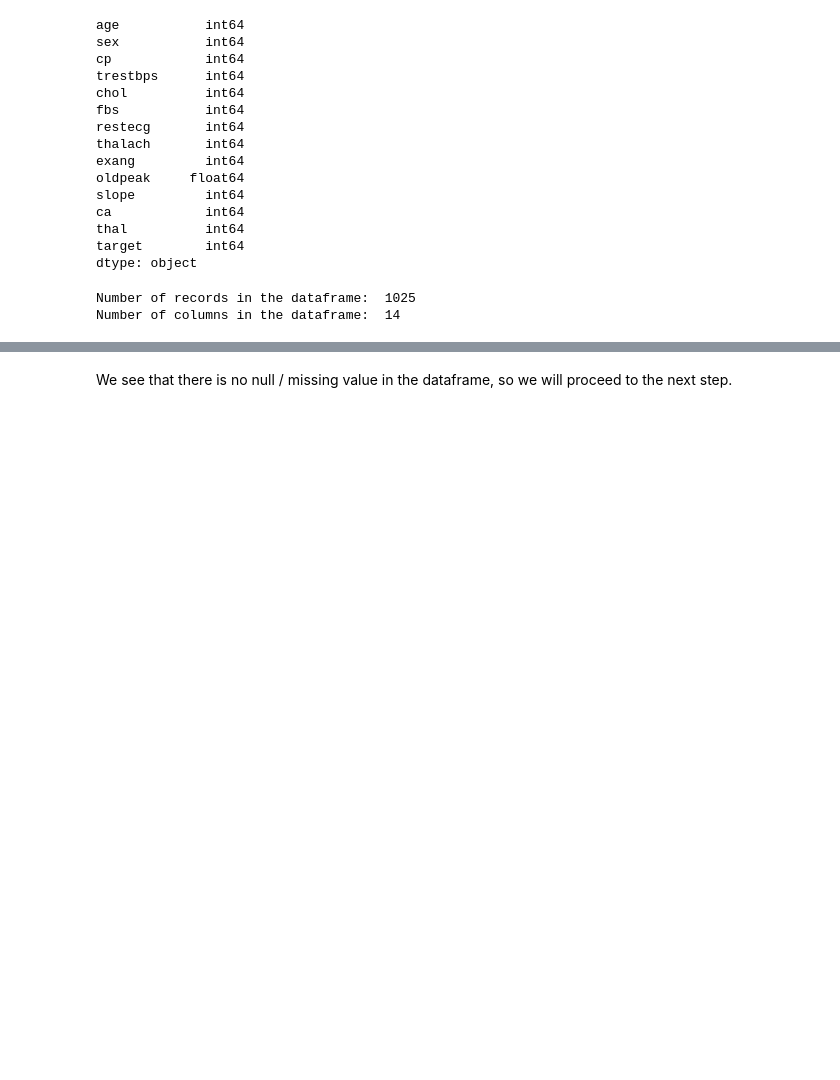
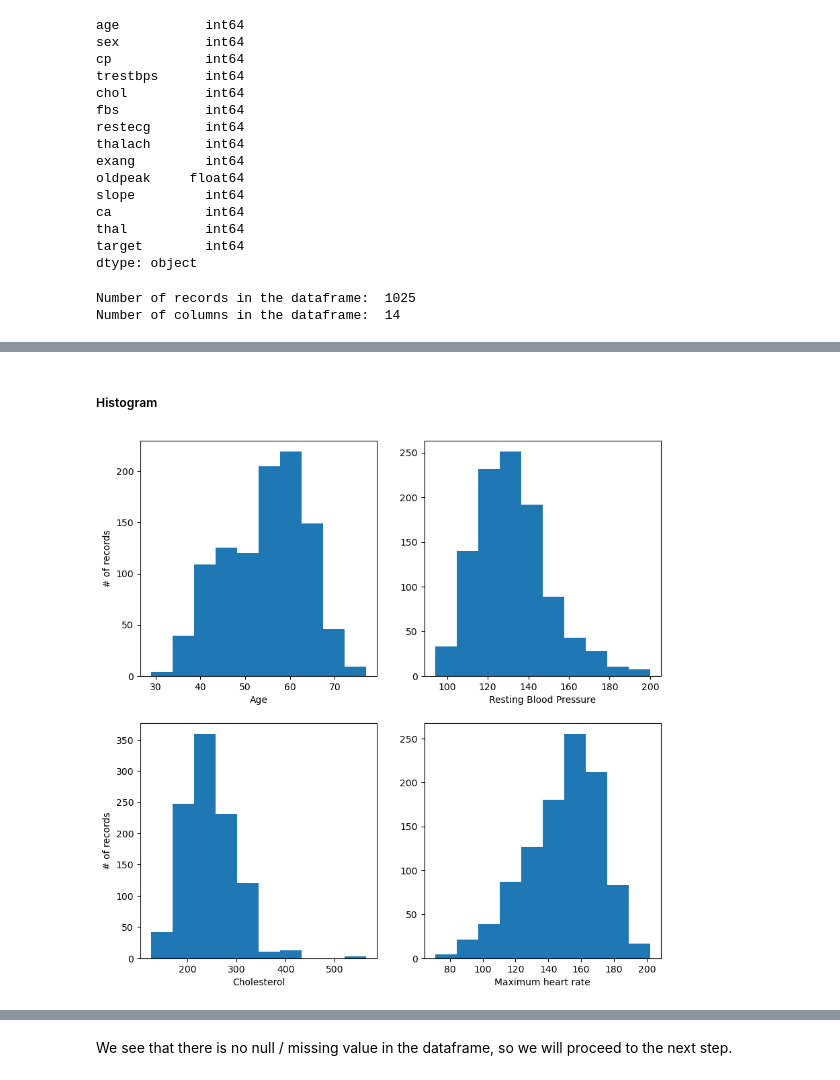
Before and after one commit to GoAshim/Machine-Learning, a Jupyter notebook: Classification/Machine Learning Project - Predict Heart Disease.ipynb, the cells around one changed output, grey strips where cells are left out. Drawn from its saved outputs; the diff is of its cells as text; code cells hidden in the pictures; blank space fills up the shorter version.

```diff
--- a/Classification/Machine Learning Project - Predict Heart Disease.ipynb
+++ b/Classification/Machine Learning Project - Predict Heart Disease.ipynb
@@ -126,0 +144,17 @@ dtype: int64
+# %% [markdown]
+##### Histogram
+# %%
+# Create the layout
+fig, ax = plt.subplots(nrows=2, ncols=2, figsize=(10,10))
+
+# Plot the graph
+ax[0, 0].hist(hd_v1['age']);
+ax[0, 0].set(xlabel="Age",ylabel="# of records");
+ax[0, 1].hist(hd_v1['trestbps']);
+ax[0, 1].set(xlabel="Resting Blood Pressure");
+ax[1, 0].hist(hd_v1['chol']);
+ax[1, 0].set(xlabel="Cholesterol",ylabel="# of records");
+ax[1, 1].hist(hd_v1['thalach']);
+ax[1, 1].set(xlabel="Maximum heart rate");
+# %% [output]
+[figure, added]
```
Also changed, not shown: parts of 18 cells of this notebook.
